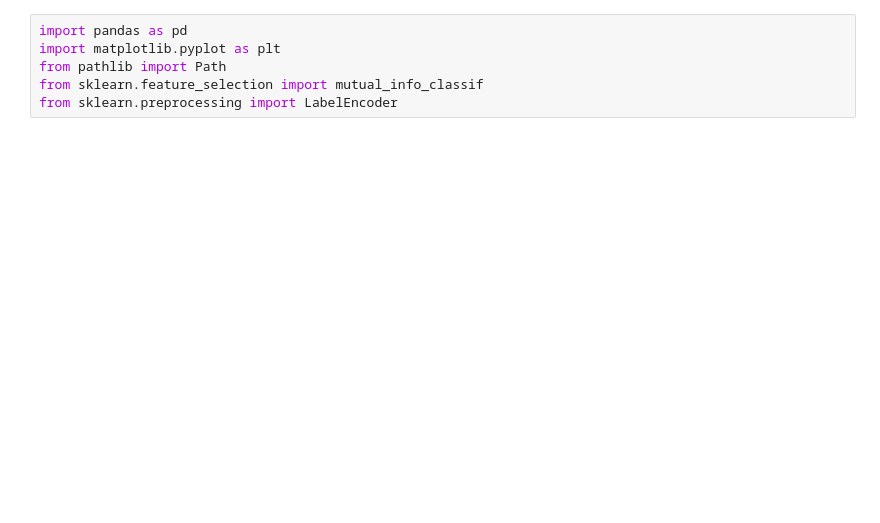
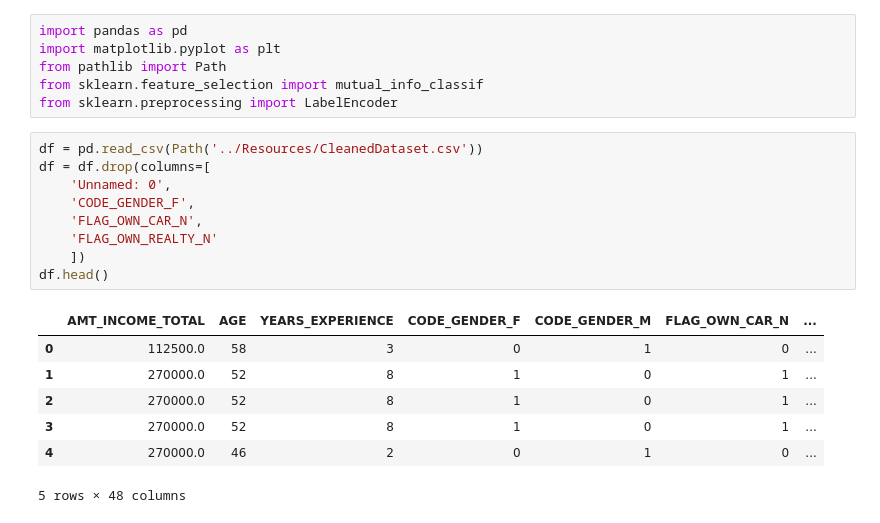
Before and after one commit to Ljubrich/Project-4-Group-1, a Jupyter notebook: Resources/feature_selection.ipynb, the cells around one changed output. Saved outputs shown, nothing was run; the diff lists cells and outputs as text; blank space fills up the shorter version.

```diff
--- a/Resources/feature_selection.ipynb
+++ b/Resources/feature_selection.ipynb
@@ -4,4 +4,21 @@ import matplotlib.pyplot as plt
 from pathlib import Path
 from sklearn.feature_selection import mutual_info_classif
 from sklearn.preprocessing import LabelEncoder
+# %%
+df = pd.read_csv(Path('../Resources/CleanedDataset.csv'))
+df = df.drop(columns=[
+    'Unnamed: 0',
+    'CODE_GENDER_F',
+    'FLAG_OWN_CAR_N',
+    'FLAG_OWN_REALTY_N'
+    ])
+df.head()
+# %% [output]
+|  | AMT_INCOME_TOTAL | AGE | YEARS_EXPERIENCE | CODE_GENDER_F | CODE_GENDER_M | FLAG_OWN_CAR_N | ... |
+| 0 | 112500.0 | 58 | 3 | 0 | 1 | 0 | ... |
+| 1 | 270000.0 | 52 | 8 | 1 | 0 | 1 | ... |
+| 2 | 270000.0 | 52 | 8 | 1 | 0 | 1 | ... |
+| 3 | 270000.0 | 52 | 8 | 1 | 0 | 1 | ... |
+| 4 | 270000.0 | 46 | 2 | 0 | 1 | 0 | ... |
+5 rows × 48 columns
 # %%
```
Also changed, not shown: parts of 7 cells of this notebook, 4 other files.
